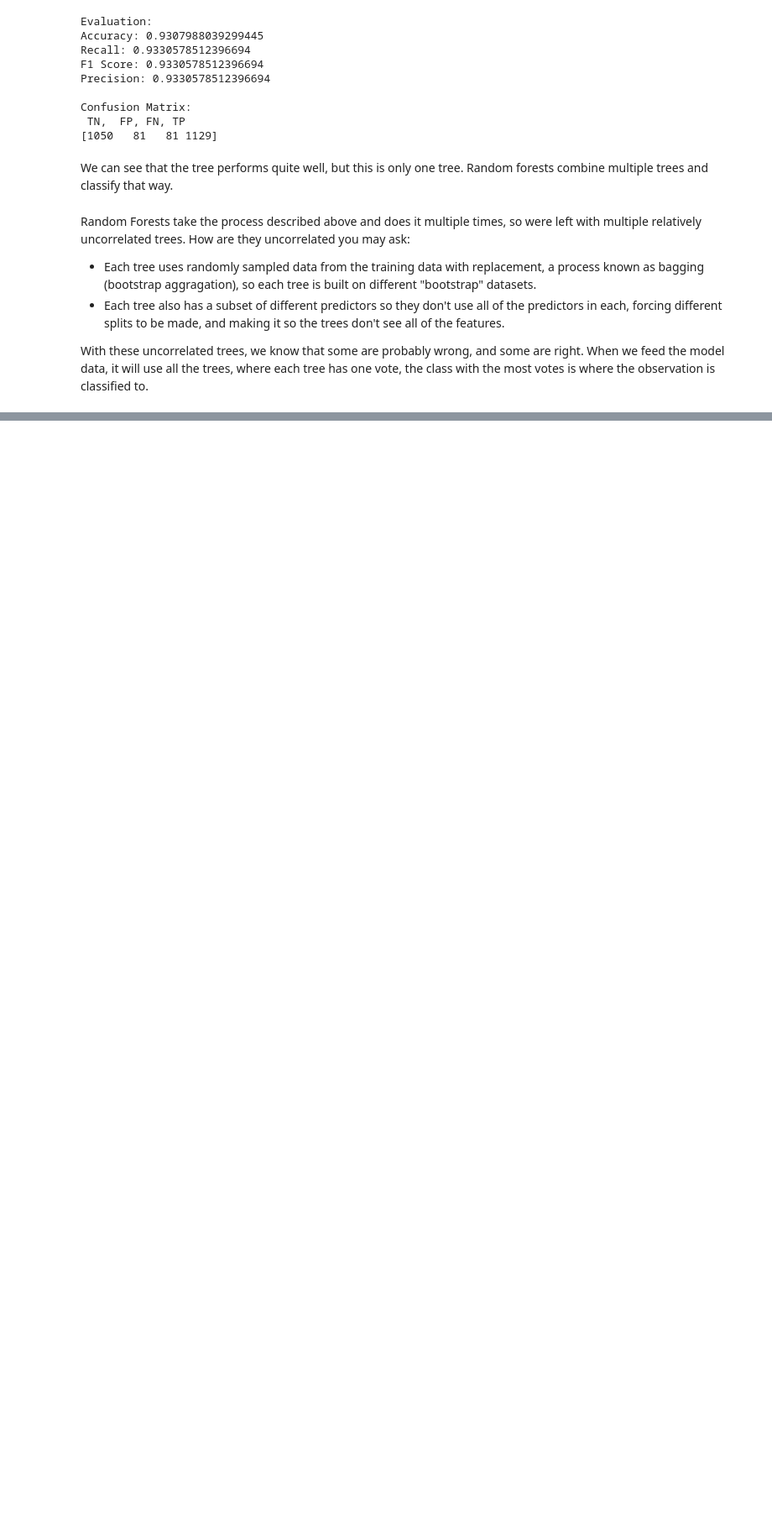
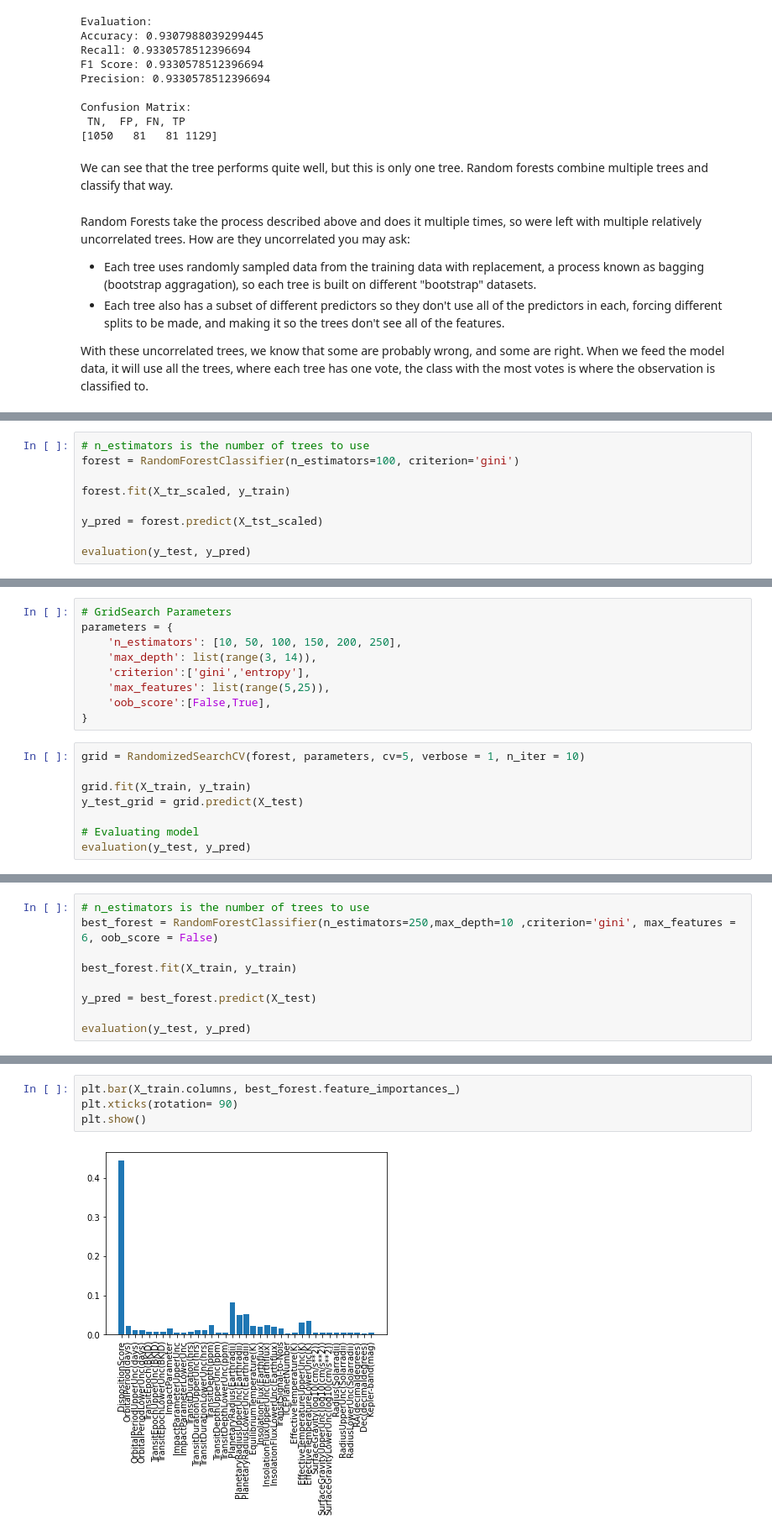
Before and after one commit to uodonnell/Exoplanet, a Jupyter notebook: notebook.ipynb, the cells around one changed output, grey strips where cells are left out. Shown: that part at 84% size. Drawn from its saved outputs; the diff is of its cells as text; blank space fills up the shorter version.

```diff
--- a/notebook.ipynb
+++ b/notebook.ipynb
@@ -483,0 +484,9 @@ Confusion Matrix:
+# %%
+# n_estimators is the number of trees to use
+forest = RandomForestClassifier(n_estimators=100, criterion='gini')
+
+forest.fit(X_tr_scaled, y_train)
+
+y_pred = forest.predict(X_tst_scaled)
+
+evaluation(y_test, y_pred)
@@ -483,0 +509,17 @@ Confusion Matrix:
+# %%
+# GridSearch Parameters
+parameters = {
+    'n_estimators': [10, 50, 100, 150, 200, 250],
+    'max_depth': list(range(3, 14)),
+    'criterion':['gini','entropy'],
+    'max_features': list(range(5,25)),
+    'oob_score':[False,True],
+}
+# %%
+grid = RandomizedSearchCV(forest, parameters, cv=5, verbose = 1, n_iter = 10)
+
+grid.fit(X_train, y_train)
+y_test_grid = grid.predict(X_test)
+
+# Evaluating model
+evaluation(y_test, y_pred)
@@ -483,0 +545,9 @@ Confusion Matrix:
+# %%
+# n_estimators is the number of trees to use
+best_forest = RandomForestClassifier(n_estimators=250,max_depth=10 ,criterion='gini', max_features = 6, oob_score = False)
+
+best_forest.fit(X_train, y_train)
+
+y_pred = best_forest.predict(X_test)
+
+evaluation(y_test, y_pred)
@@ -483,0 +595,6 @@ Confusion Matrix:
+# %%
+plt.bar(X_train.columns, best_forest.feature_importances_)
+plt.xticks(rotation= 90)
+plt.show()
+# %% [output]
+[figure, added]
```
Also changed, not shown: parts of 22 cells of this notebook.
